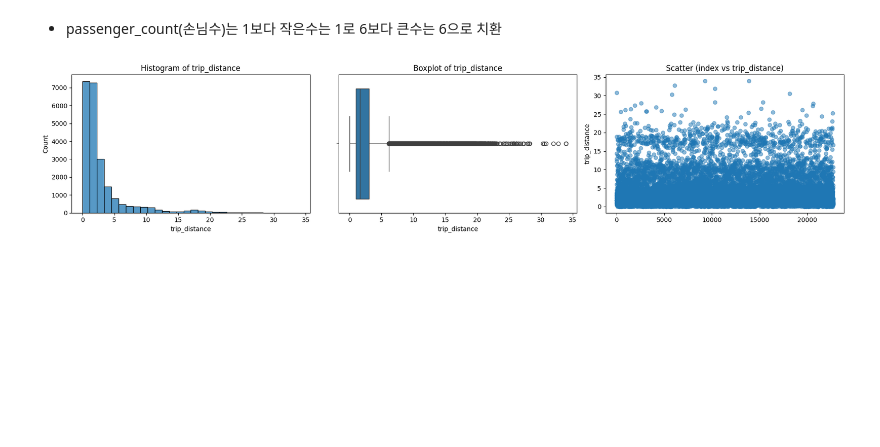
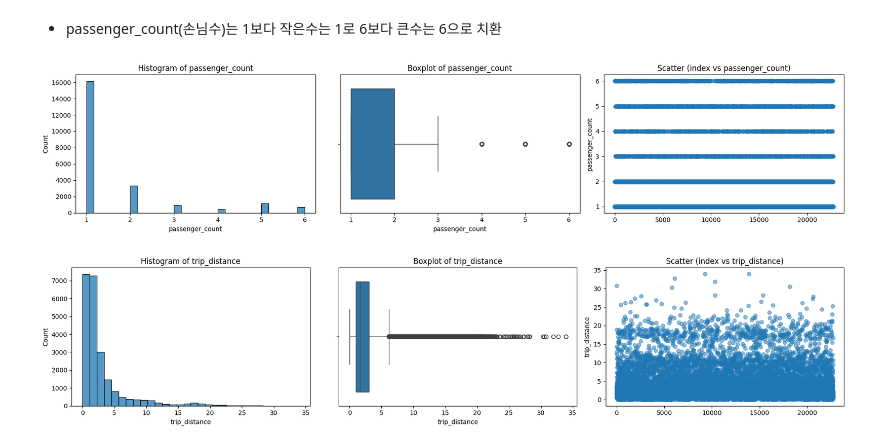
Before and after one commit to HJM3805/DA5_JM, a Jupyter notebook: Trip_Project.ipynb, the cells around one changed output. Cells and saved outputs as stored; diff of their text form; code cells hidden in the pictures; blank space fills up the shorter version.

```diff
--- a/Trip_Project.ipynb
+++ b/Trip_Project.ipynb
@@ -233,6 +234,22 @@ def plot_eda_triplet(df, column, bins=30):
 
     plt.tight_layout()
     plt.show()
+
+def plot_eda_triplet(df_clean, column, bins=30):
+    fig, axes = plt.subplots(1, 3, figsize=(18, 4))
+
+    sns.histplot(df_clean[column], bins=bins, ax=axes[0])
+    axes[0].set_title(f'Histogram of {column}')
+
+    sns.boxplot(x=df_clean[column], ax=axes[1])
+    axes[1].set_title(f'Boxplot of {column}')
+
+    axes[2].scatter(df_clean.index, df_clean[column], alpha=0.5)
+    axes[2].set_title(f'Scatter (index vs {column})')
+    axes[2].set_ylabel(column)
+
+    plt.tight_layout()
+    plt.show()
 # %%
 plot_eda_triplet(df, 'passenger_count')
 df['passenger_count'].sort_values()
@@ -255,7 +272,10 @@ Name: passenger_count, Length: 22701, dtype: int64
 # %%
 df_clean['passenger_count'] = df_clean['passenger_count'].apply(
     lambda x: 1 if x < 1 else (6 if x > 6 else x)
 )
+plot_eda_triplet(df_clean, 'passenger_count')
+# %% [output]
+[figure, added]
 # %%
 plot_eda_triplet(df, 'trip_distance')
 
```
Also changed, not shown: parts of 4 cells of this notebook.
